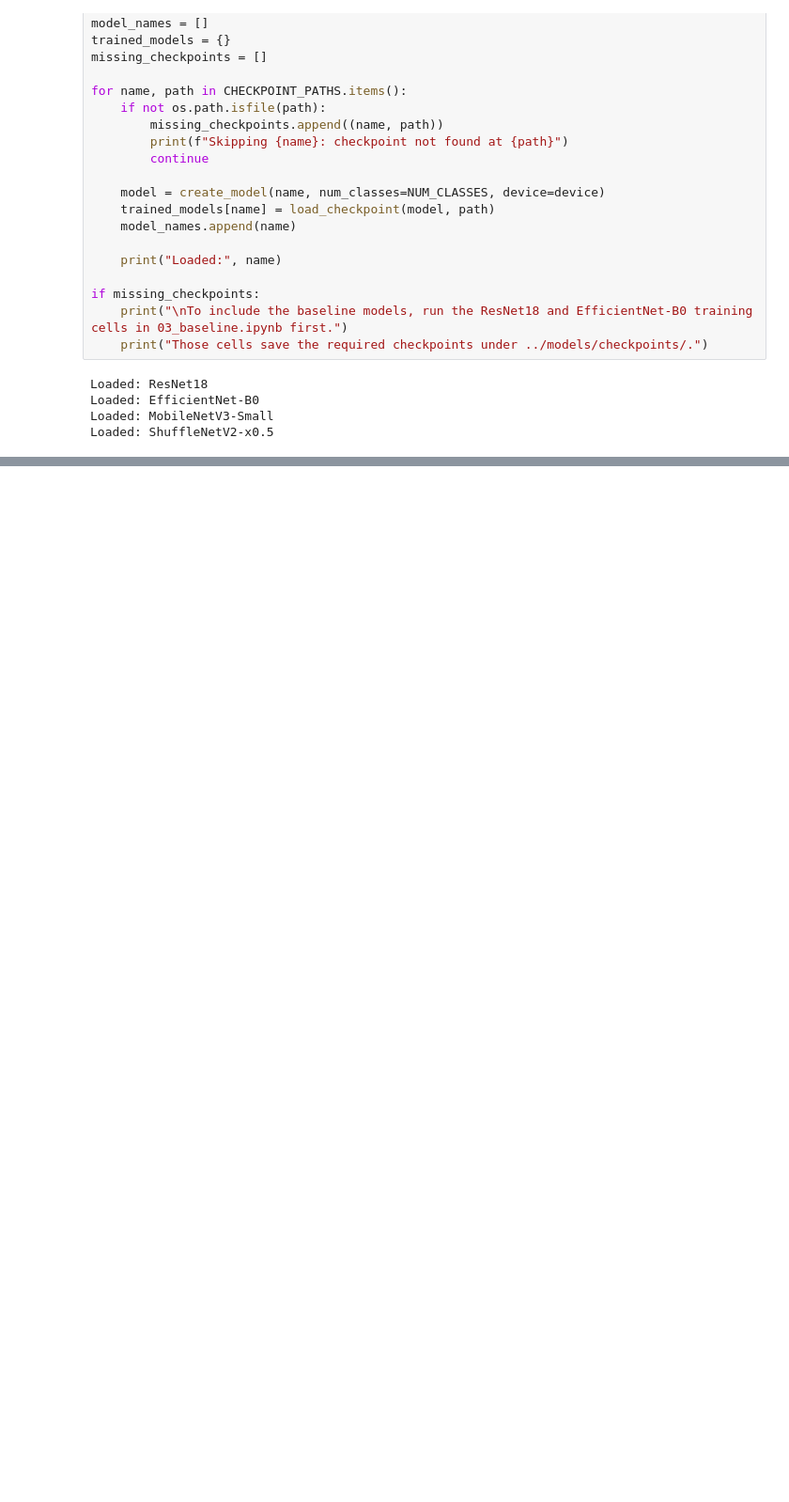
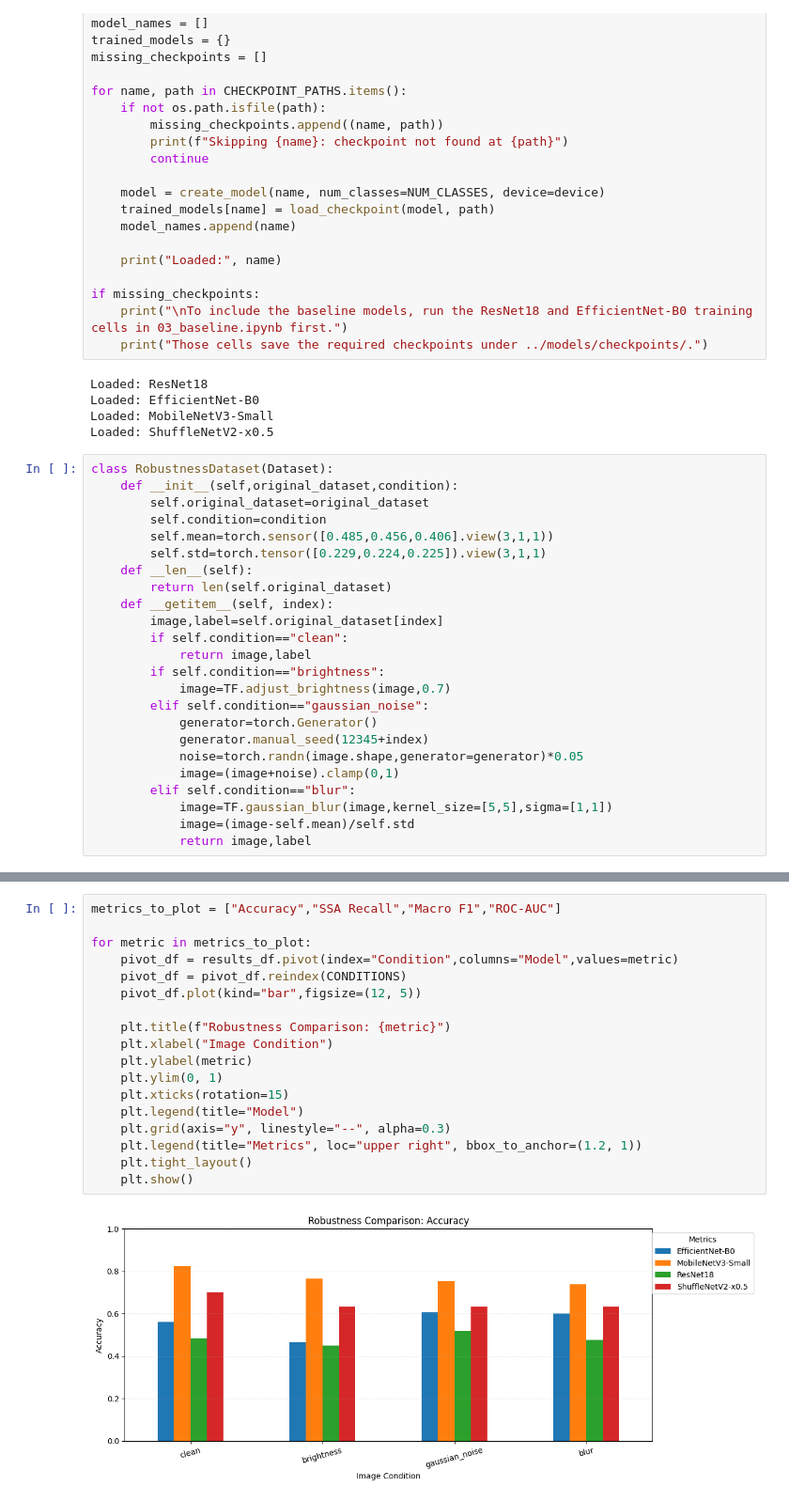
Before and after one commit to darpanmajumdar2006/Deep-learning-PBL-3, a Jupyter notebook: MHIST-Research/notebooks/05_robustness.ipynb, the cells around one changed output, grey strips where cells are left out. Shown at 94% size. Saved outputs shown, nothing was run; the diff lists cells and outputs as text; blank space fills up the shorter version.

Commit message:
Fix robustness evaluation and save results
Co-authored-by: Copilot <223556219+Copilot@users.noreply.github.com>

```diff
--- a/MHIST-Research/notebooks/05_robustness.ipynb
+++ b/MHIST-Research/notebooks/05_robustness.ipynb
@@ -201,3 +201,27 @@ Loaded: ResNet18
 Loaded: EfficientNet-B0
 Loaded: MobileNetV3-Small
 Loaded: ShuffleNetV2-x0.5
+# %%
+class RobustnessDataset(Dataset):
+    def __init__(self,original_dataset,condition):
+        self.original_dataset=original_dataset
+        self.condition=condition
+        self.mean=torch.sensor([0.485,0.456,0.406].view(3,1,1))
+        self.std=torch.tensor([0.229,0.224,0.225]).view(3,1,1)
+    def __len__(self):
+        return len(self.original_dataset)
+    def __getitem__(self, index):
+        image,label=self.original_dataset[index]
+        if self.condition=="clean":
+            return image,label
+        if self.condition=="brightness":
+            image=TF.adjust_brightness(image,0.7)
+        elif self.condition=="gaussian_noise":
+            generator=torch.Generator()
+            generator.manual_seed(12345+index)
+            noise=torch.randn(image.shape,generator=generator)*0.05
+            image=(image+noise).clamp(0,1)
+        elif self.condition=="blur":
+            image=TF.gaussian_blur(image,kernel_size=[5,5],sigma=[1,1])
+            image=(image-self.mean)/self.std
+            return image,label
@@ -203,0 +333,20 @@ Loaded: ShuffleNetV2-x0.5
+# %%
+metrics_to_plot = ["Accuracy","SSA Recall","Macro F1","ROC-AUC"]
+
+for metric in metrics_to_plot:
+    pivot_df = results_df.pivot(index="Condition",columns="Model",values=metric)
+    pivot_df = pivot_df.reindex(CONDITIONS)
+    pivot_df.plot(kind="bar",figsize=(12, 5))
+
+    plt.title(f"Robustness Comparison: {metric}")
+    plt.xlabel("Image Condition")
+    plt.ylabel(metric)
+    plt.ylim(0, 1)
+    plt.xticks(rotation=15)
+    plt.legend(title="Model")
+    plt.grid(axis="y", linestyle="--", alpha=0.3)
+    plt.legend(title="Metrics", loc="upper right", bbox_to_anchor=(1.2, 1))
+    plt.tight_layout()
+    plt.show()
+# %% [output]
+[figure, added]
```
Also changed, not shown: parts of 4 cells of this notebook, 2 other files.
